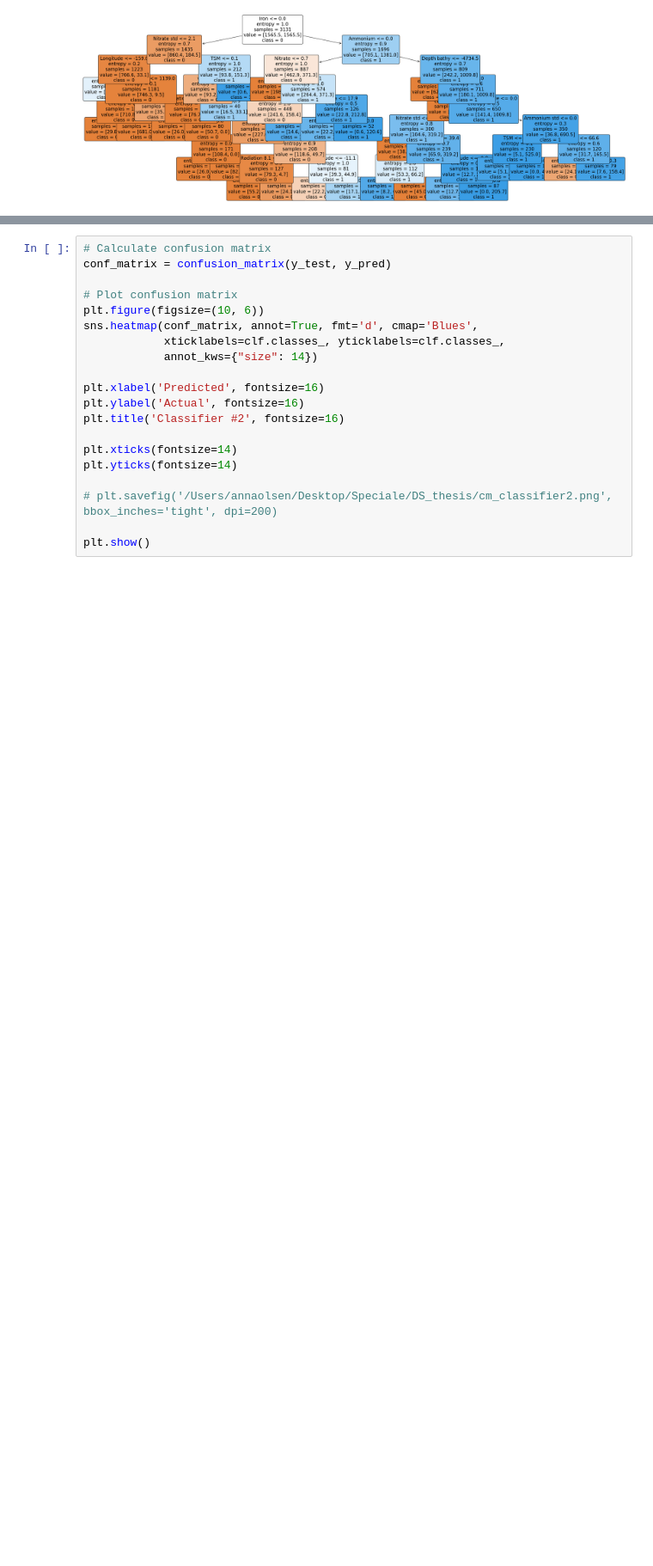
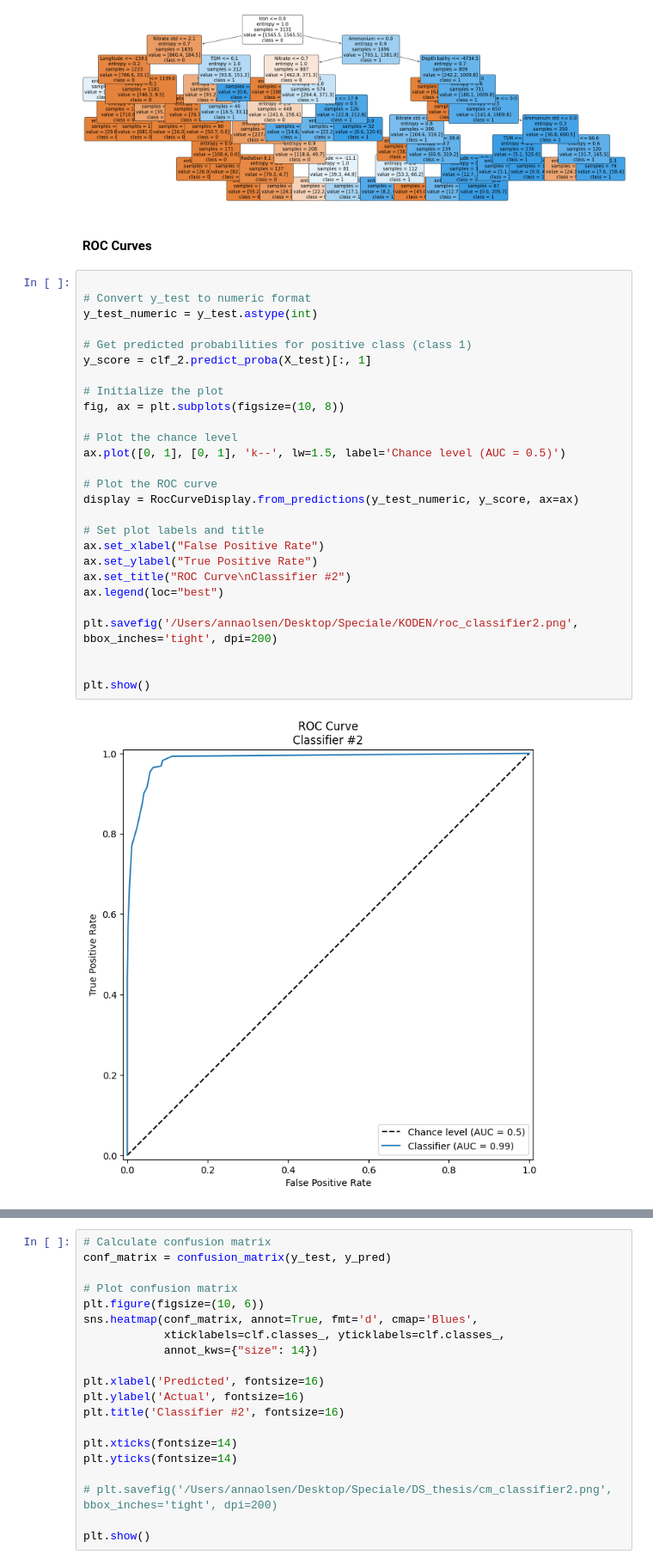
Before and after one commit to nesloanna/DS_thesis, a Jupyter notebook: MachineLearning/classifier_count.ipynb, the cells around one changed output, grey strips where cells are left out. Shown at 86% size. Cells and saved outputs as stored; diff of their text form; blank space fills up the shorter version.

```diff
--- a/MachineLearning/classifier_count.ipynb
+++ b/MachineLearning/classifier_count.ipynb
@@ -712,3 +759,34 @@ Index(['Ammonium', 'Ammonium std', 'Chl a', 'Depth bathy', 'Depth bot',
    macro avg       0.90      0.95      0.92      1343
 weighted avg       0.95      0.94      0.94      1343
 [figure]
+# %% [markdown]
+#### ROC Curves
+# %%
+
+# Convert y_test to numeric format
+y_test_numeric = y_test.astype(int)
+
+# Get predicted probabilities for positive class (class 1)
+y_score = clf_2.predict_proba(X_test)[:, 1]
+
+# Initialize the plot
+fig, ax = plt.subplots(figsize=(10, 8))
+
+# Plot the chance level
+ax.plot([0, 1], [0, 1], 'k--', lw=1.5, label='Chance level (AUC = 0.5)')
+
+# Plot the ROC curve
+display = RocCurveDisplay.from_predictions(y_test_numeric, y_score, ax=ax)
+
+# Set plot labels and title
+ax.set_xlabel("False Positive Rate")
+ax.set_ylabel("True Positive Rate")
+ax.set_title("ROC Curve\nClassifier #2")
+ax.legend(loc="best")
+
+plt.savefig('/Users/annaolsen/Desktop/Speciale/KODEN/roc_classifier2.png', bbox_inches='tight', dpi=200)
+
+
+plt.show()
+# %% [output]
+[figure, added]
```
Also changed, not shown: parts of 8 cells of this notebook, 2 other files.
